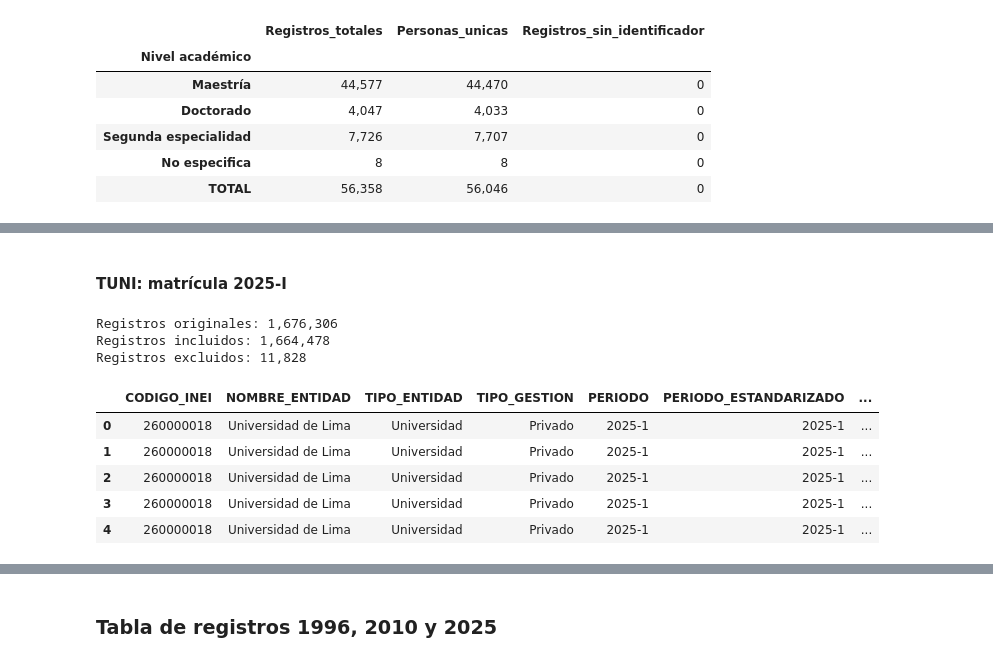
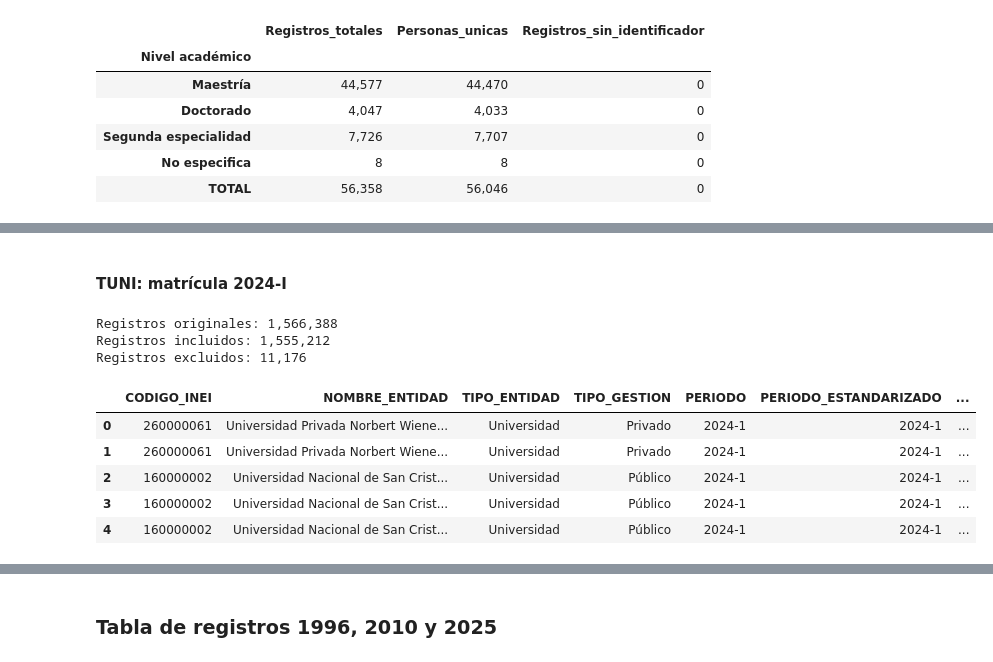
Before and after one commit to DanielPajita/educacion-universitaria-peru, a Jupyter notebook: 3_Códigos/01_exploracion_poblacion_estudiantil.ipynb, the cells around one changed output, grey strips where cells are left out. Drawn from its saved outputs; the diff is of its cells as text; code cells hidden in the pictures.

```diff
--- a/3_Códigos/01_exploracion_poblacion_estudiantil.ipynb
+++ b/3_Códigos/01_exploracion_poblacion_estudiantil.ipynb
@@ -532,69 +682,51 @@ display(tabla_nivel_detallado_2010.style.format("{:,.0f}"))
 # %% [markdown]
-#### **TUNI: matrícula 2025-I**
+#### **TUNI: matrícula 2024-I**
 # %%
 ruta_tuni = Path(r"E:\BD\SUNEDU\TUNI\corte_16092026\3_matriculados")
-archivo_tuni_2025_I = ruta_tuni / "matriculado_2025_I.txt"
+archivo_tuni_2024_I = ruta_tuni / "matriculado_2024_I.txt"
 
 # Columnas necesarias para esta exploración
 columnas_tuni = [
     "CODIGO_INEI",
     "NOMBRE_ENTIDAD",
     "TIPO_ENTIDAD",
     "TIPO_GESTION",
     "PERIODO",
     "PERIODO_ESTANDARIZADO",
     "NIVEL_ACADEMICO",
     "DEPARTAMENTO_LOCAL",
     "GUID_PERSONA",
 ]
 
 # Cargar datos
-tuni_2025_I = pd.read_csv(
-    archivo_tuni_2025_I,
-    sep="|",
-    encoding="cp1252",
-    dtype="string",
-    usecols=columnas_tuni,
-    na_values=["<NULL>"],
-)
+tuni_2024_I = pd.read_csv(archivo_tuni_2024_I,sep="|",encoding="cp1252",dtype="string",usecols=columnas_tuni,na_values=["<NULL>"],)
 
 # Limpiar espacios y reconocer valores vacíos
-for columna in tuni_2025_I.columns:
-    tuni_2025_I[columna] = (
-        tuni_2025_I[columna]
-        .str.strip()
-        .replace("", pd.NA)
-    )
+for columna in tuni_2024_I.columns:
+    tuni_2024_I[columna] = (tuni_2024_I[columna].str.strip().replace("", pd.NA))
 
-registros_originales = len(tuni_2025_I)
+registros_originales = len(tuni_2024_I)
 
 # Filtrar las entidades incluidas en el análisis
-tipos_entidad_incluir = [
-    "Universidad",
-    "Escuela de Posgrado",
-]
+tipos_entidad_incluir = ["Universidad","Escuela de Posgrado",]
 
-tuni_2025_I = tuni_2025_I.loc[
-    tuni_2025_I["TIPO_ENTIDAD"].isin(tipos_entidad_incluir)
-].copy()
+tuni_2024_I = tuni_2024_I.loc[tuni_2024_I["TIPO_ENTIDAD"].isin(tipos_entidad_incluir)].copy()
 
 print(f"Registros originales: {registros_originales:,}")
-print(f"Registros incluidos: {len(tuni_2025_I):,}")
-print(
-    f"Registros excluidos: "
-    f"{registros_originales - len(tuni_2025_I):,}"
+print(f"Registros incluidos: {len(tuni_2024_I):,}")
+print(f"Registros excluidos: "
+      f"{registros_originales - len(tuni_2024_I):,}"
 )
-
-display(tuni_2025_I.head())
+display(tuni_2024_I.head())
 # %% [output]
-Registros originales: 1,676,306
-Registros incluidos: 1,664,478
-Registros excluidos: 11,828
+Registros originales: 1,566,388
+Registros incluidos: 1,555,212
+Registros excluidos: 11,176
 |  | CODIGO_INEI | NOMBRE_ENTIDAD | TIPO_ENTIDAD | TIPO_GESTION | PERIODO | PERIODO_ESTANDARIZADO | ... |
-| 0 | 260000018 | Universidad de Lima | Universidad | Privado | 2025-1 | 2025-1 | ... |
-| 1 | 260000018 | Universidad de Lima | Universidad | Privado | 2025-1 | 2025-1 | ... |
-| 2 | 260000018 | Universidad de Lima | Universidad | Privado | 2025-1 | 2025-1 | ... |
-| 3 | 260000018 | Universidad de Lima | Universidad | Privado | 2025-1 | 2025-1 | ... |
-| 4 | 260000018 | Universidad de Lima | Universidad | Privado | 2025-1 | 2025-1 | ... |
+| 0 | 260000061 | Universidad Privada Norbert Wiene... | Universidad | Privado | 2024-1 | 2024-1 | ... |
+| 1 | 260000061 | Universidad Privada Norbert Wiene... | Universidad | Privado | 2024-1 | 2024-1 | ... |
+| 2 | 160000002 | Universidad Nacional de San Crist... | Universidad | Público | 2024-1 | 2024-1 | ... |
+| 3 | 160000002 | Universidad Nacional de San Crist... | Universidad | Público | 2024-1 | 2024-1 | ... |
+| 4 | 160000002 | Universidad Nacional de San Crist... | Universidad | Público | 2024-1 | 2024-1 | ... |
 # %%
 # Clasificar el nivel académico
```
Also changed, not shown: parts of 14 cells of this notebook, 7 other files.
